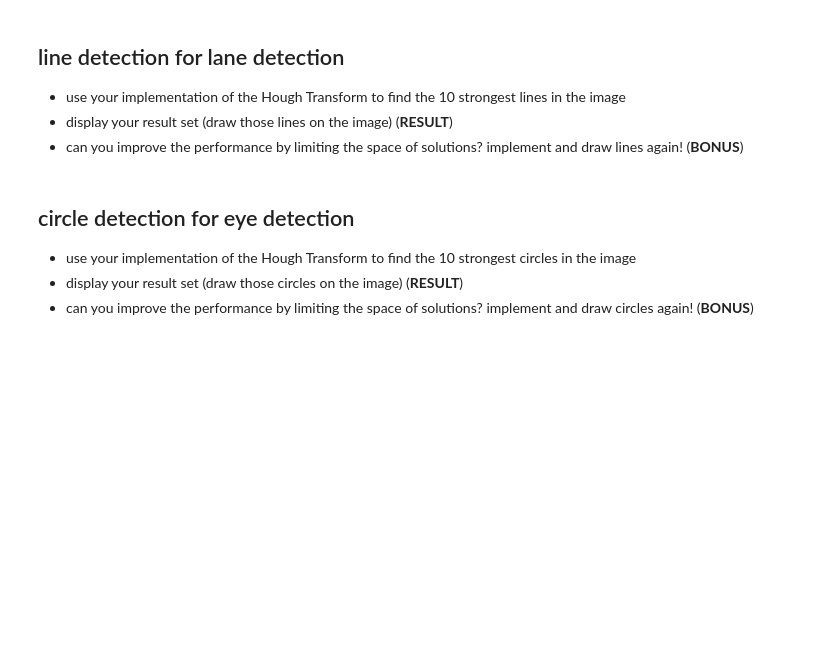
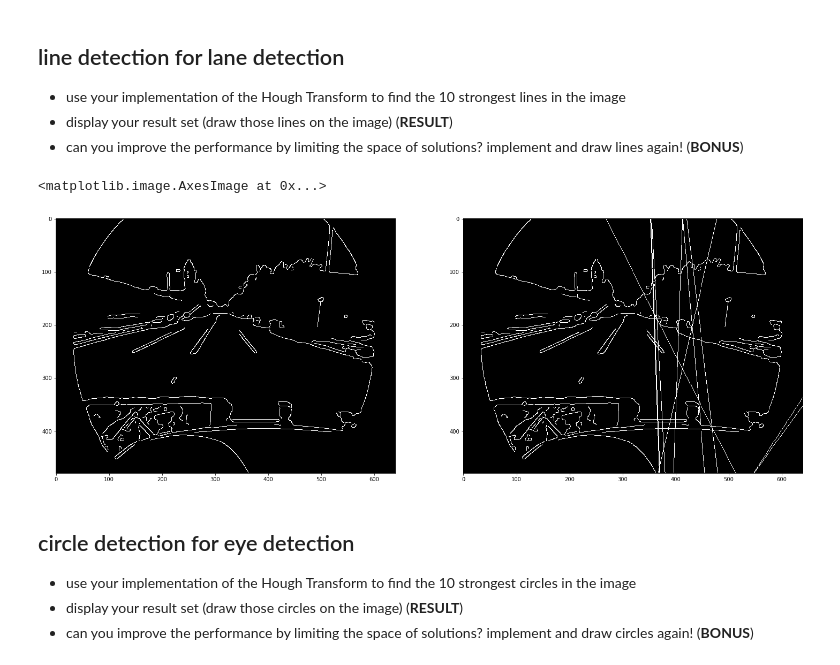
Before and after one commit to gerrit-h/cv201718_assignments, a Jupyter notebook: 03_HoughTransform.ipynb, the cells around one changed output. Drawn from its saved outputs; the diff is of its cells as text; code cells hidden in the pictures; blank space fills up the shorter version.

Commit message:
Added line detection

```diff
--- a/03_HoughTransform.ipynb
+++ b/03_HoughTransform.ipynb
@@ -16,7 +16,7 @@ import math
 def hough_accumulator(image):
     image_height, image_width = image.shape
     image_diagonal = int(round(math.sqrt(math.pow(image_width, 2) + math.pow(image_height, 2))))
-    accumulator = np.zeros((image_diagonal, 360))
+    accumulator = np.zeros((image_diagonal, 360), dtype=int)
     for (y, x), is_edge in np.ndenumerate(image):
         if is_edge:
             for a in range(360):
@@ -28,7 +28,7 @@ def hough_accumulator(image):
 
 image = io.imread('images/lane_detection/f00000.png')
 edge_image = feature.canny(color.rgb2gray(image), 2)
-accumulator = hough_accumulator(edge_image)
+accumulator = hough_line(edge_image)
 
 fig = plt.figure(figsize=(25, 15))
 
@@ -39,5 +39,3 @@ ax3 = plt.subplot(1, 3, 3)
 ax1.imshow(image)
 ax2.imshow(edge_image, cmap=plt.cm.gray)
 ax3.imshow(accumulator, cmap=plt.cm.gray)
-
-print(accumulator)
@@ -94,6 +69,37 @@ io.imshow(image)
 * use your implementation of the Hough Transform to find the 10 strongest lines in the image
 * display your result set (draw those lines on the image) (**RESULT**)
 * can you improve the performance by limiting the space of solutions? implement and draw lines again! (**BONUS**)
+# %%
+edge_count = 10
+
+maxima = np.zeros((edge_count, 3))
+
+for r in range(len(accumulator)):
+    for a in range(len(accumulator[0])):
+        pos = 0
+        for m in range(edge_count):
+            if accumulator[r, a] >= maxima[m, 0]:
+                pos += 1
+                if pos == edge_count:
+                    maxima = np.insert(maxima, pos, [accumulator[r, a], r, a], axis=0)[1:]
+            else:
+                maxima = np.insert(maxima, pos, [accumulator[r, a], r, a], axis=0)[1:]
+                break
+
+edge_image_new = edge_image.copy()#np.zeros(edge_image.shape)
+for m in maxima:
+    edge_image_new = draw_line_hessian_normal(edge_image_new, int(m[2]), int(m[1]))
+
+fig = plt.figure(figsize=(25, 15))
+
+ax1 = plt.subplot(1, 2, 1)
+ax2 = plt.subplot(1, 2, 2)
+
+ax1.imshow(edge_image, cmap=plt.cm.gray)
+ax2.imshow(edge_image_new, cmap=plt.cm.gray)
+# %% [output]
+<matplotlib.image.AxesImage at 0x...>
+[figure, added]
 # %% [markdown]
 ## circle detection for eye detection
 * use your implementation of the Hough Transform to find the 10 strongest circles in the image
```
Also changed, not shown: parts of 2 cells of this notebook.
